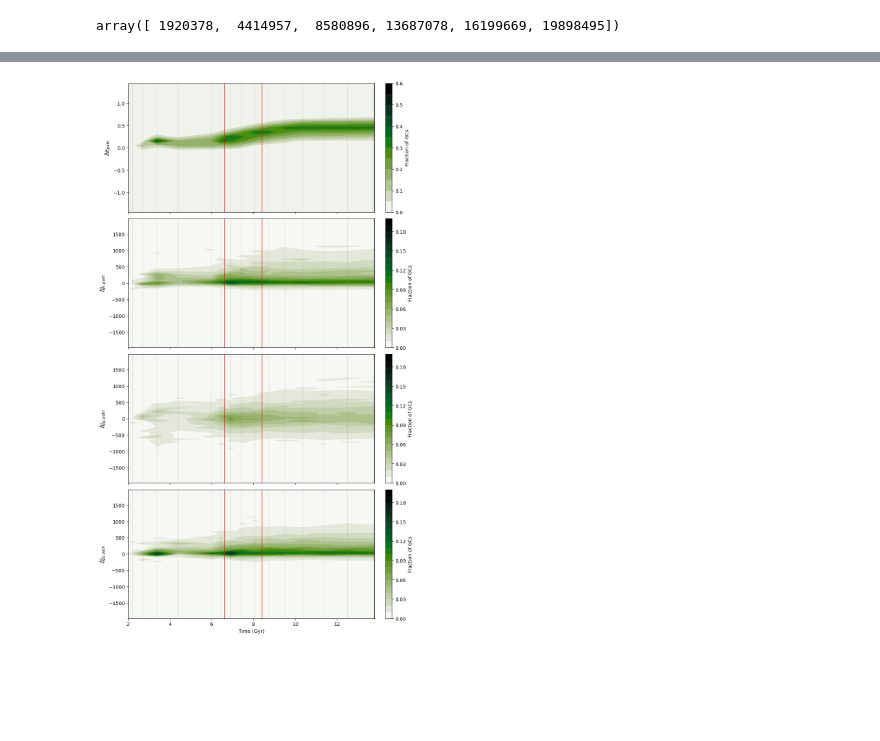
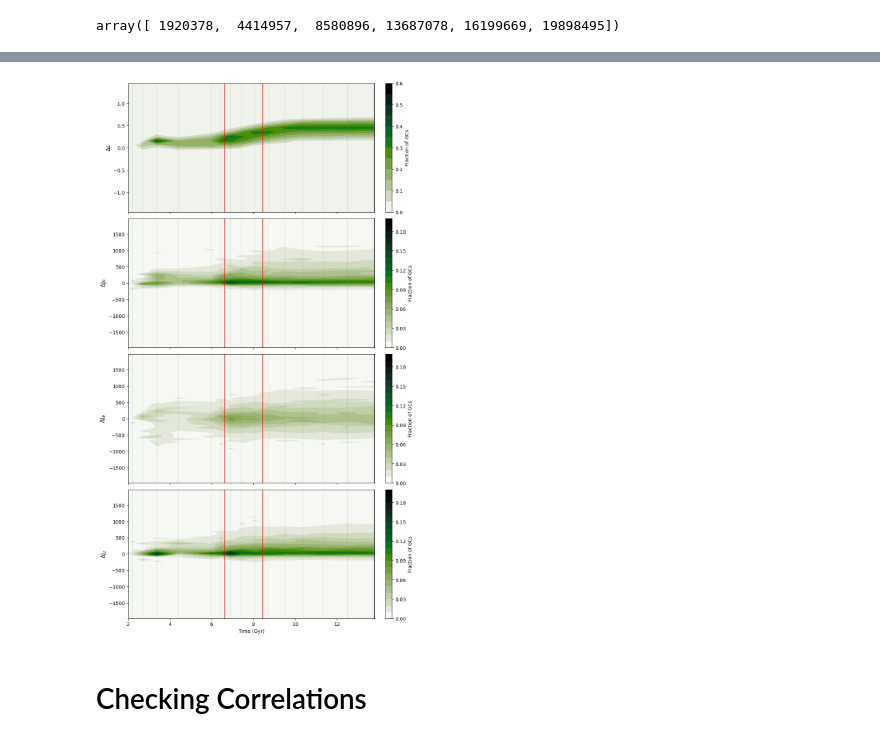
Before and after one commit to finn-pal/gc_statistics, a Jupyter notebook: paper_plots/k_value_pos_dup.ipynb, the cells around one changed output, grey strips where cells are left out. Saved outputs shown, nothing was run; the diff lists cells and outputs as text; code cells hidden in the pictures; blank space fills up the shorter version.

```diff
--- a/paper_plots/k_value_pos_dup.ipynb
+++ b/paper_plots/k_value_pos_dup.ipynb
@@ -429,8 +465,8 @@ var_lst = ["et_norm", "jr", "jp", "jz"]
 group_types = ["in_situ", "ex_situ"]
 
 # following values from "random_walk.ipynb"
-kmin = 0.477
-kmax = 0.727
+kmin = 0.49
+kmax = 0.73
 
 fig, axs = plt.subplots(4, 2, figsize=(12, 18), sharey=False, sharex=False)
 plt.subplots_adjust(wspace=0.075)
@@ -517,5 +528,5 @@ while idxu < len(time_lst) - 1:
 # %%
-def plot_kvar(var, win_lst, it_dict, grp="in_situ"):
+def plot_kvar(var, win_lst, it_dict, time_lst, grp="in_situ"):
     k_avg = []
     k_std = []
     t_hld = []
@@ -544,6 +555,7 @@ def plot_kvar(var, win_lst, it_dict, grp="in_situ"):
 
             if len(gc_k) != 0:
                 it_k.append(np.nanmean(gc_k))
+                # it_k.append(np.nanmedian(gc_k))
 
         if len(it_k) != 0:
             k_avg.append(np.nanmean(it_k))
@@ -586,10 +704,10 @@ for ax in axs:
 # %%
-def var_plot(var):
+def var_plot(var, grp):
     var_dict = {
-        "et_norm": {"d_max": 1.5, "d_bin": 0.1, "vmax": 0.6, "vsize": 0.05, "label": r"$\Delta$e$_{path}$"},
-        "jr": {"d_max": 2000, "d_bin": 50, "vmax": 0.2, "vsize": 0.01, "label": r"$\Delta$J$_{r, path}$"},
-        "jp": {"d_max": 2000, "d_bin": 50, "vmax": 0.2, "vsize": 0.01, "label": r"$\Delta$J$_{p, path}$"},
-        "jz": {"d_max": 2000, "d_bin": 50, "vmax": 0.2, "vsize": 0.01, "label": r"$\Delta$J$_{z, path}$"},
+        "et_norm": {"d_max": 1.5, "d_bin": 0.1, "vmax": 0.6, "vsize": 0.05, "label": r"$\Delta\epsilon$"},
+        "jr": {"d_max": 2000, "d_bin": 50, "vmax": 0.2, "vsize": 0.01, "label": r"$\Delta$J$_{R}$"},
+        "jp": {"d_max": 2000, "d_bin": 50, "vmax": 0.2, "vsize": 0.01, "label": r"$\Delta$J$_{\phi}$"},
+        "jz": {"d_max": 2000, "d_bin": 50, "vmax": 0.2, "vsize": 0.01, "label": r"$\Delta$J$_{z}$"},
     }
 
     d_max = var_dict[var]["d_max"]
@@ -614,7 +732,8 @@ def var_plot(var):
         d_path_lst = []
         for it_id in it_dict:
             for gcid in it_dict[it_id]:
-                if it_dict[it_id][gcid]["grp_type"] != "in_situ":
+                # if it_dict[it_id][gcid]["grp_type"] != "in_situ":
+                if it_dict[it_id][gcid]["grp"] != grp:
                     continue
                 if it_dict[it_id][gcid]["tval"] <= time:
                     d_arr = it_dict[it_id][gcid]["d" + var]
@@ -653,11 +772,11 @@ def var_plot(var):
     return plot_dict
 # %%
 kappa_dict = {
-    "m12b": {"kappa_015": 4.6, "kappa_02": 5.3, "kappa_04": 6.9},
-    "m12c": {"kappa_015": 6.6, "kappa_02": 6.8, "kappa_04": 8.5},
-    "m12f": {"kappa_015": 3.6, "kappa_02": 3.85, "kappa_04": 6.9},
-    "m12i": {"kappa_015": 6.43, "kappa_02": 6.6, "kappa_04": 8.4},
-    "m12m": {"kappa_015": 3.4, "kappa_02": 3.56, "kappa_04": 4.0},
+    "m12b": {"kappa_02": 5.29, "kappa_04": 6.94},
+    "m12c": {"kappa_02": 6.80, "kappa_04": 8.49},
+    "m12f": {"kappa_02": 3.86, "kappa_04": 6.87},
+    "m12i": {"kappa_02": 6.61, "kappa_04": 8.44},
+    "m12m": {"kappa_02": 3.57, "kappa_04": 4.03},
 }
 
 kappa_02 = kappa_dict[sim]["kappa_02"]
@@ -670,35 +789,46 @@ var_lst = ["et_norm", "jr", "jp", "jz"]
 
 for i, var in enumerate(var_lst):
     ax = axs[i]
-    plot_dict = var_plot(var)
+    plot_dict = var_plot(var, 0)
     contour_mig = ax.contourf(
         plot_dict["x"],
         plot_dict["y"],
         plot_dict["z"],
         cmap=cmr.jungle_r,
         levels=np.arange(plot_dict["vmin"], plot_dict["vmax"] + plot_dict["vsize"], plot_dict["vsize"]),
     )
 
     # Colorbar to the right of each subplot
     cbar = fig.colorbar(contour_mig, ax=ax, orientation="vertical", fraction=0.046, pad=0.04)
     cbar.set_label("Fraction of GCs", fontsize=10)
 
     # Labels
     if i == 3:
         ax.set_xlabel("Time (Gyr)", fontsize=10)
     ax.set_ylabel(plot_dict["label"], fontsize=11)
     if i != 3:
         ax.set_xticklabels([])
 
     # Vertical time lines
     for xi in plot_dict["x"]:
         ax.plot([xi, xi], [-plot_dict["d_max"], plot_dict["d_max"]], c="grey", lw=0.2)
 
     ax.set_ylim(
         -(plot_dict["d_max"] - plot_dict["d_bin_size"] / 2), plot_dict["d_max"] - plot_dict["d_bin_size"] / 2
     )
     ax.plot([kappa_02, kappa_02], [-plot_dict["d_max"], plot_dict["d_max"]], c="r", lw=1)
     ax.plot([kappa_04, kappa_04], [-plot_dict["d_max"], plot_dict["d_max"]], c="r", lw=1)
     ax.set_xlim(2, np.max(plot_dict["x"]))
+
+    # Compute and plot average line
+    z = plot_dict["z"]
+    y = plot_dict["y"]
+    x = plot_dict["x"]
+
+    # Weighted average along y for each x
+    avg_line = np.nansum(y[:, None] * z, axis=0) / np.nansum(z, axis=0)
+    # ax.plot(x, avg_line, c="blue", lw=2, linestyle="--", label="Average")
 # %% [output]
-[figure, old version]
+[figure, new version]
+# %% [markdown]
+# Checking Correlations
```
Also changed, not shown: parts of 31 cells of this notebook, 11 other files.
